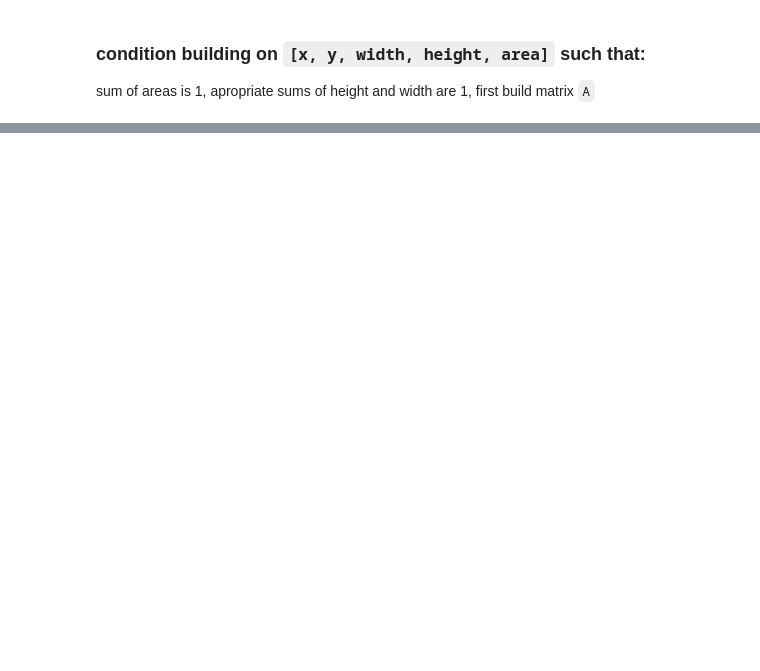
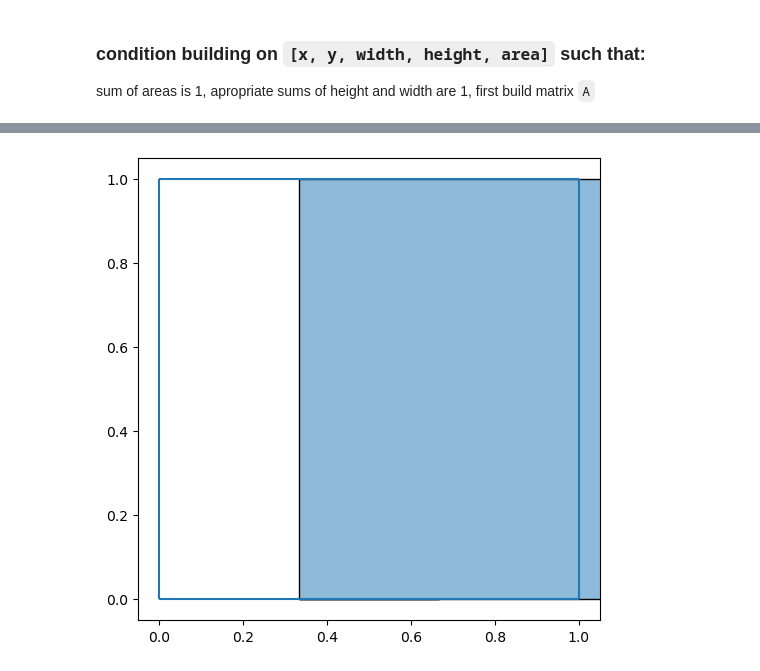
Before and after one commit to Polatucha16/SquareDivision, a Jupyter notebook: square_division_example.ipynb, the cells around one changed output, grey strips where cells are left out. Saved outputs shown, nothing was run; the diff lists cells and outputs as text; code cells hidden in the pictures; blank space fills up the shorter version.

Commit message:
minimizing dist approach in notebook

```diff
--- a/square_division_example.ipynb
+++ b/square_division_example.ipynb
@@ -135,0 +171,10 @@ rhs.shape
+# %%
+from scipy.optimize import LinearConstraint
+from scipy.optimize import NonlinearConstraint
+
+arr = clinched_rectangles
+rect_count = len(arr)
+contact_constr = LinearConstraint(id_stack - A_stack, lb=rhs, ub=rhs)
+area____constr = LinearConstraint(        A_for_area, lb=1, ub=1)
+nl_area_constr = NonlinearConstraint(fun=fun_for_areas, lb=np.zeros(rect_count), ub=np.zeros(rect_count))
+cons = [contact_constr, area____constr, nl_area_constr]
@@ -135,0 +183,9 @@ rhs.shape
+# %%
+from numpy import linalg as LA
+
+def dist_fun(arg:np.ndarray, rectangles:np.ndarray=clinched_rectangles):
+    arr = arg.reshape(-1,5)
+    dist = LA.norm(arr-rectangles)
+    return dist
+
+dist_fun(np.array([0,0,0,0,0,0,0,0,0,0,0,0,0,0,0,0,0,0,0,0]))
@@ -135,0 +196,20 @@ rhs.shape
+# %%
+# one rectangle (0,1),(0,1) the rest is squished to the point (1,1)
+def build_x0(clinched_rectangles:np.ndarray):
+    x0 = np.zeros(shape=clinched_rectangles.shape)
+    x0[0] = np.array([0,0,1,1,1])
+    return x0.flatten()
+# build_x0(arr_with_hole)
+def x0_cross_ab(a:float, b:float):
+    x0 = np.array([
+        [0, 0, a, b,a * b],
+        [a, 0, 1-a, b,(1-a)* b],
+        [0, b, a, 1-b,a*(1-b)],
+        [a, b, 1-a, 1-b,(1-a)*(1-b)],
+    ])
+    return x0.flatten()
+# %%
+from scipy.optimize import minimize
+x0 = build_x0(arr_with_hole)
+# x0 = x0_cross_ab(0.2,0.3)
+sol = minimize(dist_fun, x0, method='trust-constr', constraints=cons)
@@ -135,0 +227,7 @@ rhs.shape
+# %%
+rects_sol = (sol.x).reshape(-1,5)
+fig, ax = plt.subplots(figsize=(6, 6))
+ax = draw_rectangles(ax, rects_sol)
+plt.show()
+# %% [output]
+[figure, added]
```
Also changed, not shown: parts of 12 cells of this notebook.
